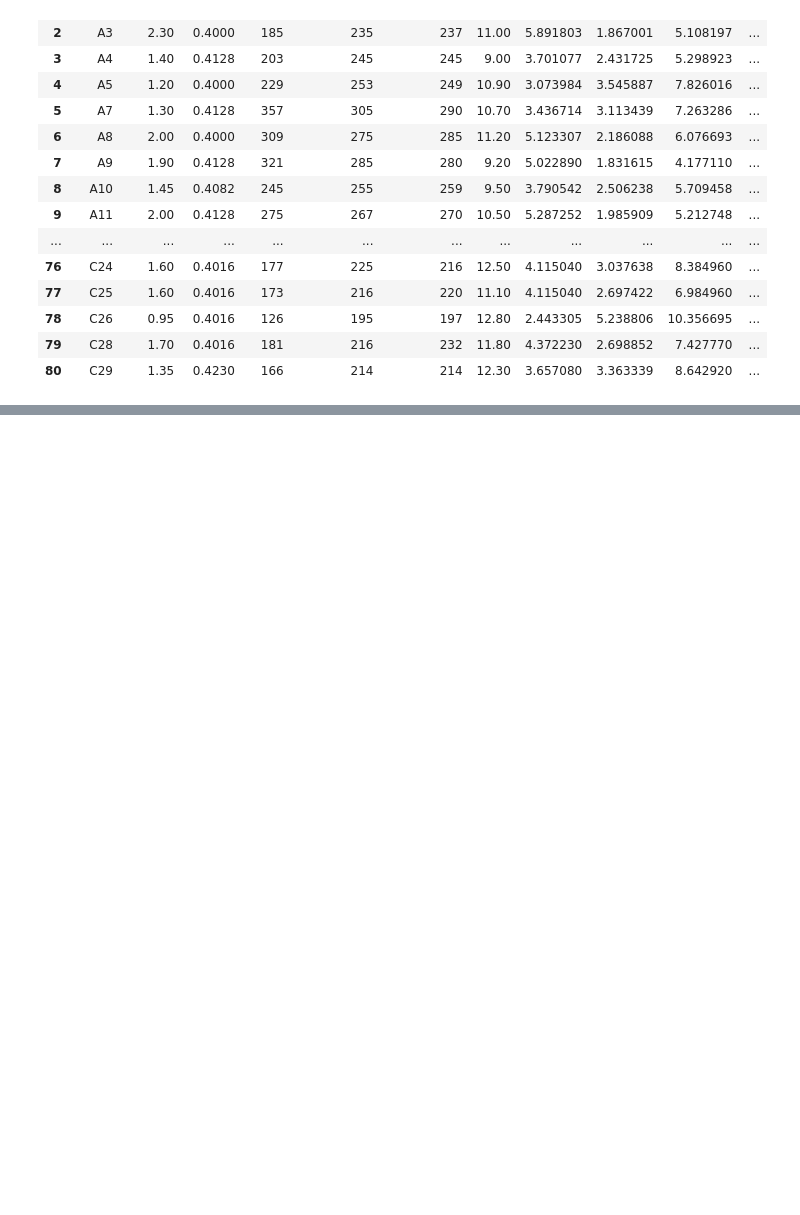
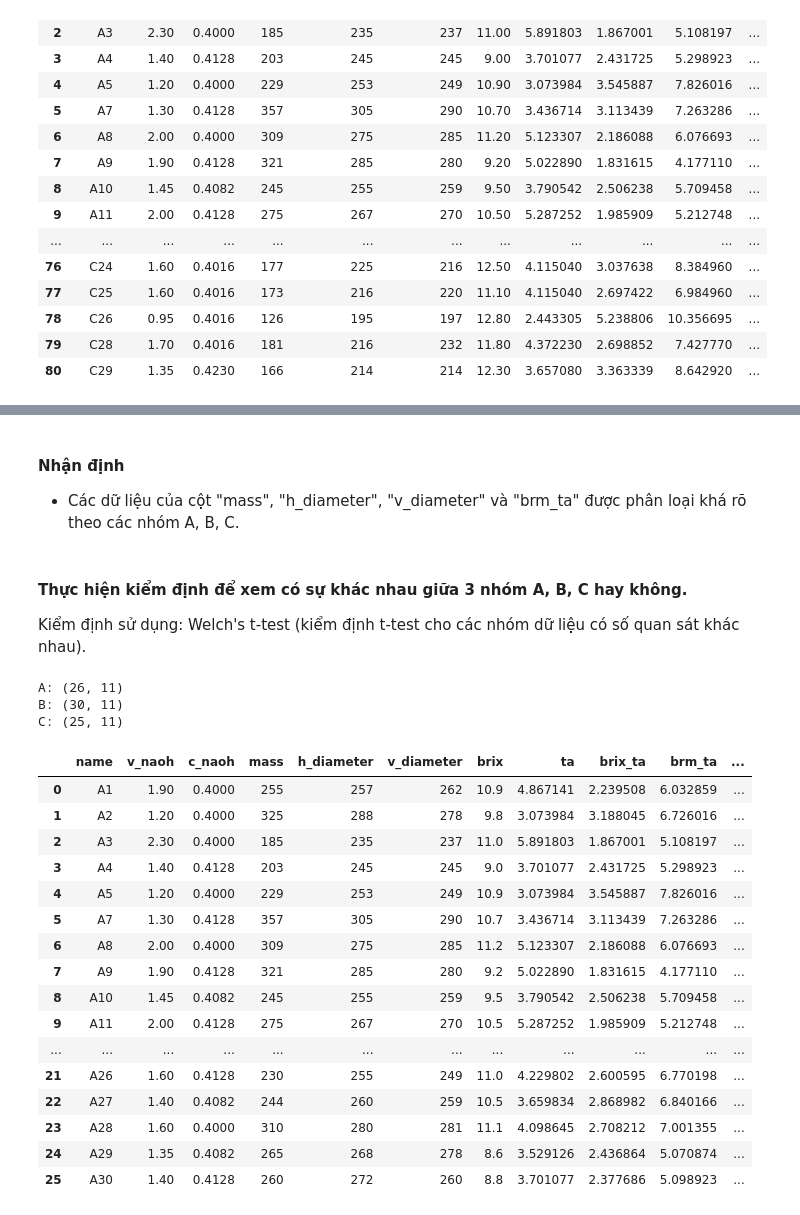
Before and after one commit to DucTrung1802/DS, a Jupyter notebook: Orange/main_orange.ipynb, the cells around one changed output, grey strips where cells are left out. Cells and saved outputs as stored; diff of their text form; code cells hidden in the pictures; blank space fills up the shorter version.

```diff
--- a/Orange/main_orange.ipynb
+++ b/Orange/main_orange.ipynb
@@ -59,7 +64,7 @@ class Utilities:
         categorical_cols = []
 
         for col in dataframe.columns:
-            if isinstance(dataframe[col][0], bool) or not isinstance(
+            if isinstance(dataframe[col][0], (bool, np.bool_)) or not isinstance(
                 dataframe[col][0], (int, float, np.int8, np.int16, np.int32, np.int64, np.float16, np.float32, np.float64)
             ):
                 categorical_cols.append(col)
@@ -960,3 +989,5 @@ list_dataset["orange_std_col_name_with_type"].get_dataframe()
 | 78 | C26 | 0.95 | 0.4016 | 126 | 195 | 197 | 12.80 | 2.443305 | 5.238806 | 10.356695 | ... |
 | 79 | C28 | 1.70 | 0.4016 | 181 | 216 | 232 | 11.80 | 4.372230 | 2.698852 | 7.427770 | ... |
 | 80 | C29 | 1.35 | 0.4230 | 166 | 214 | 214 | 12.30 | 3.657080 | 3.363339 | 8.642920 | ... |
+# %%
+list_dataset["orange_std_col_name_with_type"] = Dataset("orange_std_col_name_with_type", orange_std_col_name_with_type, ScalerType.Raw_)
@@ -962,0 +1017,35 @@ list_dataset["orange_std_col_name_with_type"].get_dataframe()
+# %% [markdown]
+#### Nhận định
+- Các dữ liệu của cột "mass", "h_diameter", "v_diameter" và "brm_ta" được phân loại khá rõ theo các nhóm A, B, C.
+# %% [markdown]
+#### Thực hiện kiểm định để xem có sự khác nhau giữa 3 nhóm A, B, C hay không.
+Kiểm định sử dụng: Welch's t-test (kiểm định t-test cho các nhóm dữ liệu có số quan sát khác nhau).
+# %%
+partition_dataframes = divide_dataframe_with_categorical_col(list_dataset["orange_std_col_name_with_type"], "type")
+# %%
+for group in partition_dataframes.keys():
+    print(f"{group}: {partition_dataframes[group].shape}")
+# %% [output]
+A: (26, 11)
+B: (30, 11)
+C: (25, 11)
+# %%
+partition_dataframes["A"].head(30)
+# %% [output]
+|  | name | v_naoh | c_naoh | mass | h_diameter | v_diameter | brix | ta | brix_ta | brm_ta | ... |
+| 0 | A1 | 1.90 | 0.4000 | 255 | 257 | 262 | 10.9 | 4.867141 | 2.239508 | 6.032859 | ... |
+| 1 | A2 | 1.20 | 0.4000 | 325 | 288 | 278 | 9.8 | 3.073984 | 3.188045 | 6.726016 | ... |
+| 2 | A3 | 2.30 | 0.4000 | 185 | 235 | 237 | 11.0 | 5.891803 | 1.867001 | 5.108197 | ... |
+| 3 | A4 | 1.40 | 0.4128 | 203 | 245 | 245 | 9.0 | 3.701077 | 2.431725 | 5.298923 | ... |
+| 4 | A5 | 1.20 | 0.4000 | 229 | 253 | 249 | 10.9 | 3.073984 | 3.545887 | 7.826016 | ... |
+| 5 | A7 | 1.30 | 0.4128 | 357 | 305 | 290 | 10.7 | 3.436714 | 3.113439 | 7.263286 | ... |
+| 6 | A8 | 2.00 | 0.4000 | 309 | 275 | 285 | 11.2 | 5.123307 | 2.186088 | 6.076693 | ... |
+| 7 | A9 | 1.90 | 0.4128 | 321 | 285 | 280 | 9.2 | 5.022890 | 1.831615 | 4.177110 | ... |
+| 8 | A10 | 1.45 | 0.4082 | 245 | 255 | 259 | 9.5 | 3.790542 | 2.506238 | 5.709458 | ... |
+| 9 | A11 | 2.00 | 0.4128 | 275 | 267 | 270 | 10.5 | 5.287252 | 1.985909 | 5.212748 | ... |
+| ... | ... | ... | ... | ... | ... | ... | ... | ... | ... | ... | ... |
+| 21 | A26 | 1.60 | 0.4128 | 230 | 255 | 249 | 11.0 | 4.229802 | 2.600595 | 6.770198 | ... |
+| 22 | A27 | 1.40 | 0.4082 | 244 | 260 | 259 | 10.5 | 3.659834 | 2.868982 | 6.840166 | ... |
+| 23 | A28 | 1.60 | 0.4000 | 310 | 280 | 281 | 11.1 | 4.098645 | 2.708212 | 7.001355 | ... |
+| 24 | A29 | 1.35 | 0.4082 | 265 | 268 | 278 | 8.6 | 3.529126 | 2.436864 | 5.070874 | ... |
+| 25 | A30 | 1.40 | 0.4128 | 260 | 272 | 260 | 8.8 | 3.701077 | 2.377686 | 5.098923 | ... |
```
Also changed, not shown: parts of 68 cells of this notebook.
